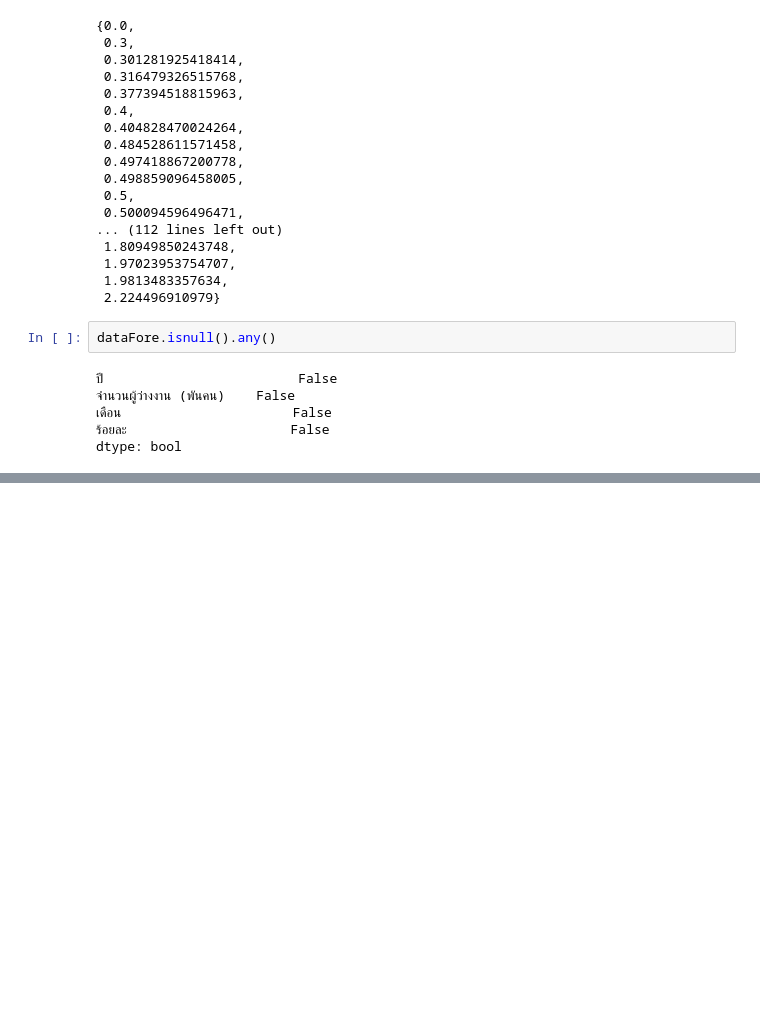
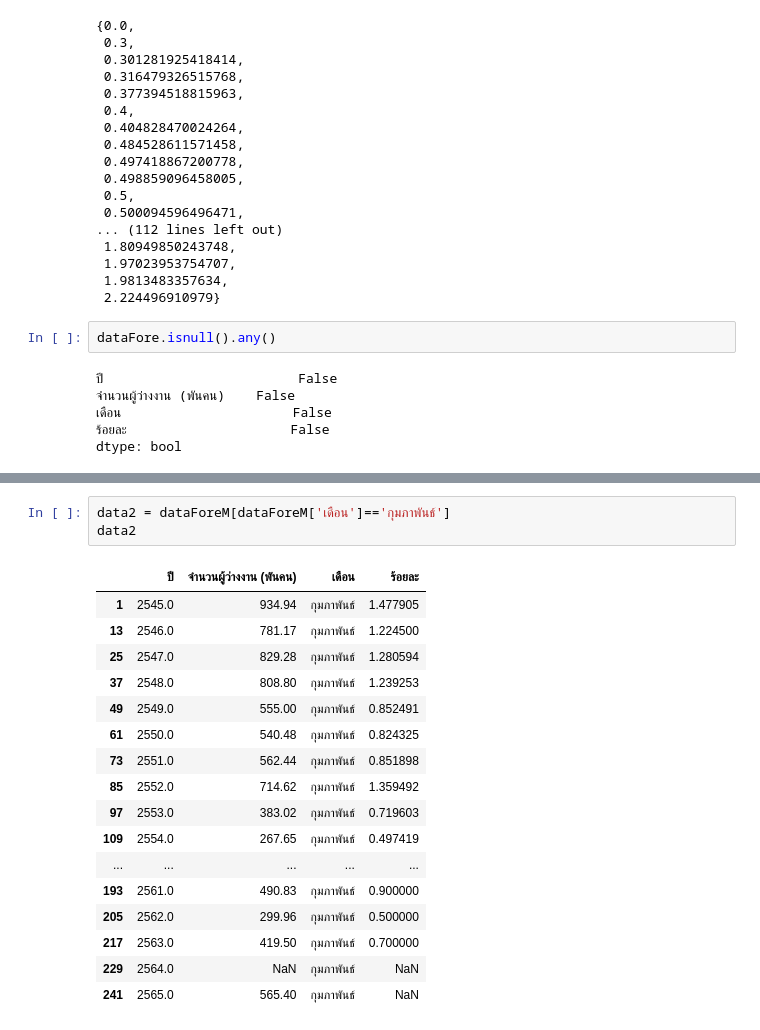
Before and after one commit to Jittiya/Co-operative-Education-Science., a Jupyter notebook: Forecast_unemplloyment.ipynb, the cells around one changed output, grey strips where cells are left out. Cells and saved outputs as stored; diff of their text form; blank space fills up the shorter version.

```diff
--- a/Forecast_unemplloyment.ipynb
+++ b/Forecast_unemplloyment.ipynb
@@ -154,0 +251,21 @@ dtype: bool
+# %%
+data2 = dataForeM[dataForeM['เดือน']=='กุมภาพันธ์']
+data2
+# %% [output]
+|  | ปี | จำนวนผู้ว่างงาน (พันคน) | เดือน | ร้อยละ |
+| 1 | 2545.0 | 934.94 | กุมภาพันธ์ | 1.477905 |
+| 13 | 2546.0 | 781.17 | กุมภาพันธ์ | 1.224500 |
+| 25 | 2547.0 | 829.28 | กุมภาพันธ์ | 1.280594 |
+| 37 | 2548.0 | 808.80 | กุมภาพันธ์ | 1.239253 |
+| 49 | 2549.0 | 555.00 | กุมภาพันธ์ | 0.852491 |
+| 61 | 2550.0 | 540.48 | กุมภาพันธ์ | 0.824325 |
+| 73 | 2551.0 | 562.44 | กุมภาพันธ์ | 0.851898 |
+| 85 | 2552.0 | 714.62 | กุมภาพันธ์ | 1.359492 |
+| 97 | 2553.0 | 383.02 | กุมภาพันธ์ | 0.719603 |
+| 109 | 2554.0 | 267.65 | กุมภาพันธ์ | 0.497419 |
+| ... | ... | ... | ... | ... |
+| 193 | 2561.0 | 490.83 | กุมภาพันธ์ | 0.900000 |
+| 205 | 2562.0 | 299.96 | กุมภาพันธ์ | 0.500000 |
+| 217 | 2563.0 | 419.50 | กุมภาพันธ์ | 0.700000 |
+| 229 | 2564.0 | NaN | กุมภาพันธ์ | NaN |
+| 241 | 2565.0 | 565.40 | กุมภาพันธ์ | NaN |
```
Also changed, not shown: parts of 51 cells of this notebook.
